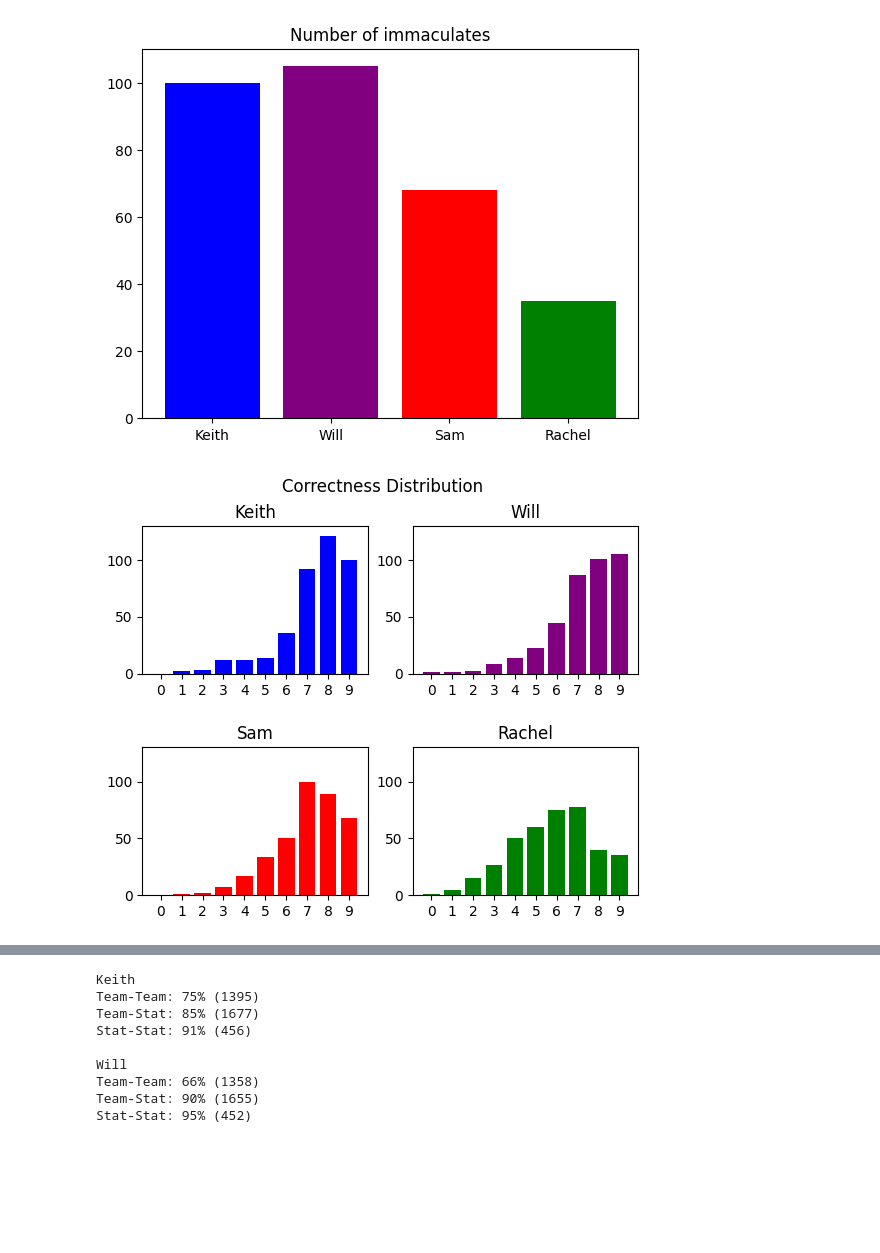
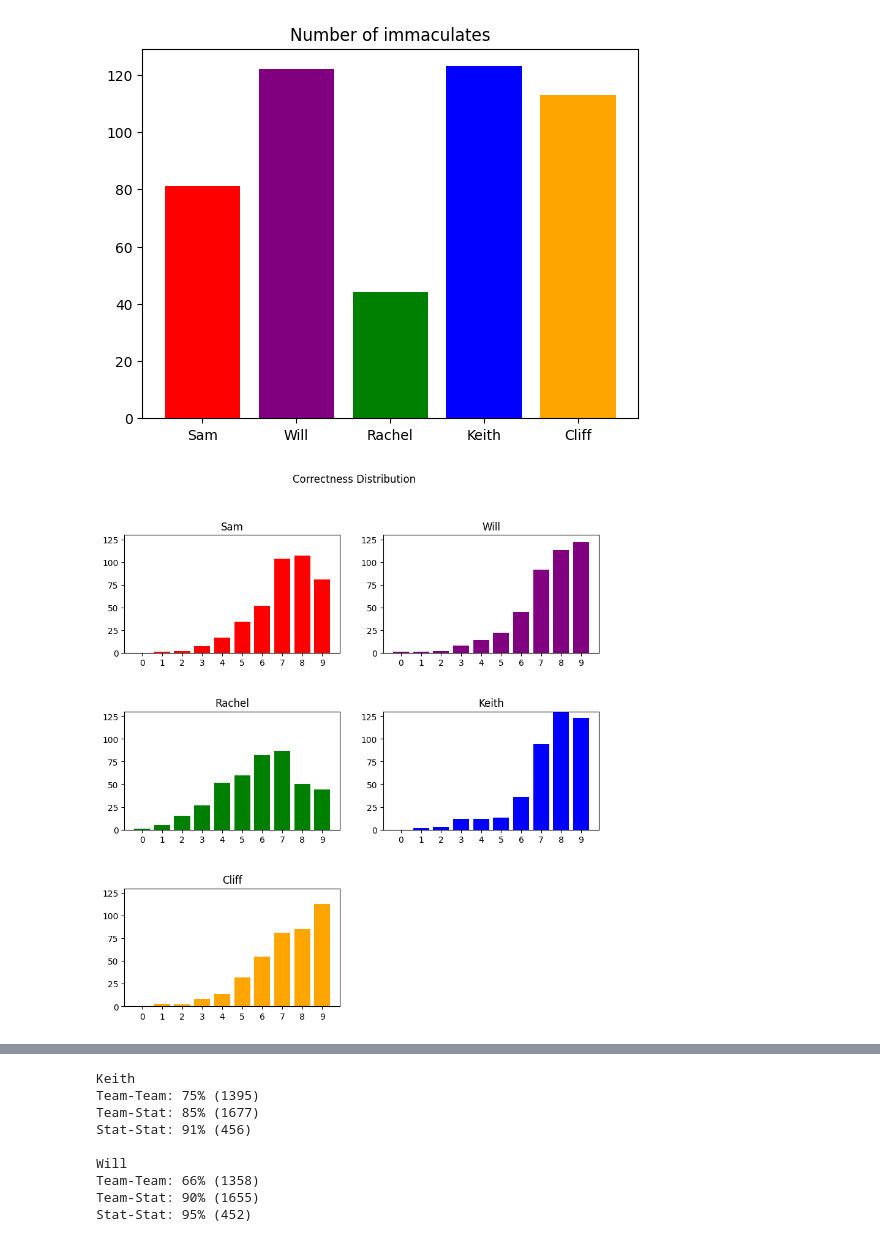
Before and after one commit to kgladstone/immaculate_grid_mlb_analysis, a Jupyter notebook: immaculate-grid-analysis.ipynb, the cells around one changed output, grey strips where cells are left out. Saved outputs shown, nothing was run; the diff lists cells and outputs as text; code cells hidden in the pictures; blank space fills up the shorter version.

```diff
--- a/immaculate-grid-analysis.ipynb
+++ b/immaculate-grid-analysis.ipynb
@@ -9,9 +10,9 @@ from matplotlib.ticker import FuncFormatter
 import numpy as np
 from copy import deepcopy
 # %%
-INPUT_GRID_RESULTS_FILE_PATH = '~/Desktop/Personal/immaculate/output.p'
-INPUT_PROMPT_DATA_PATH = '~/Desktop/Personal/immaculate/immaculate_grid_prompt_data.csv'
-COLOR_MAP = {"Sam": "red", "Keith": "blue", "Will": "purple", "Rachel": "green"}
+INPUT_GRID_RESULTS_FILE_PATH = '~/Desktop/GitHub/immaculate_grid_mlb_analysis/output.p'
+INPUT_PROMPT_DATA_PATH = '~/Desktop/GitHub/immaculate_grid_mlb_analysis/immaculate_grid_prompt_data.csv'
+COLOR_MAP = {"Sam": "red", "Keith": "blue", "Will": "purple", "Rachel": "green", "Cliff": "orange"}
 
 # Expand user directory and open the pickle file
 with open(os.path.expanduser(INPUT_GRID_RESULTS_FILE_PATH), 'rb') as file:
@@ -58,27 +59,35 @@ plt.bar([person for person in texts], counts, color=[COLOR_MAP[person] for perso
 plt.title("Number of immaculates")
 plt.show()
 # %% [output]
-[figure, old version]
+[figure, new version]
 # %%
 # Graph distributions
-fig, axs = plt.subplots(2, 2)
+fig, axs = plt.subplots(3, 2, figsize=(10, 10))  # Create a 3x2 grid for 5 plots
 top_bar = 130
+
+# Flatten the axes array for easier indexing
+axs = axs.flatten()
+
 for i, person in enumerate(texts):
-    idx = [0, 0] if i == 0 else ([0, 1] if i == 1 else ([1, 0] if i == 2 else [1, 1]))
-    distribution = [0 for i in range(0, 10)]
+    distribution = [0 for _ in range(0, 10)]
     for row in texts[person].values():
         distribution[row.correct] += 1
-    axs[idx[0], idx[1]].bar(range(0, 10), distribution, color=COLOR_MAP[person])
-    axs[idx[0], idx[1]].set_xticks(range(0,10))
-    #axs[idx[0], idx[1]].set_yticks(range(0, top_bar + 1, 5))
-    axs[idx[0], idx[1]].set_title(person)
-    axs[idx[0], idx[1]].set_ylim(0, top_bar)
+
+    # Plotting the distribution for each person
+    axs[i].bar(range(0, 10), distribution, color=COLOR_MAP[person])
+    axs[i].set_xticks(range(0, 10))
+    axs[i].set_title(person)
+    axs[i].set_ylim(0, top_bar)
+
+# Hide the last subplot if it is not used
+if len(texts) < 6:
+    axs[5].set_visible(False)
 
 fig.suptitle("Correctness Distribution")
 plt.subplots_adjust(hspace=0.5)
 plt.show()
 # %% [output]
-[figure, old version]
+[figure, new version]
 # %%
 average_rarity = []
 for person in texts:
```
Also changed, not shown: parts of 11 cells of this notebook.
